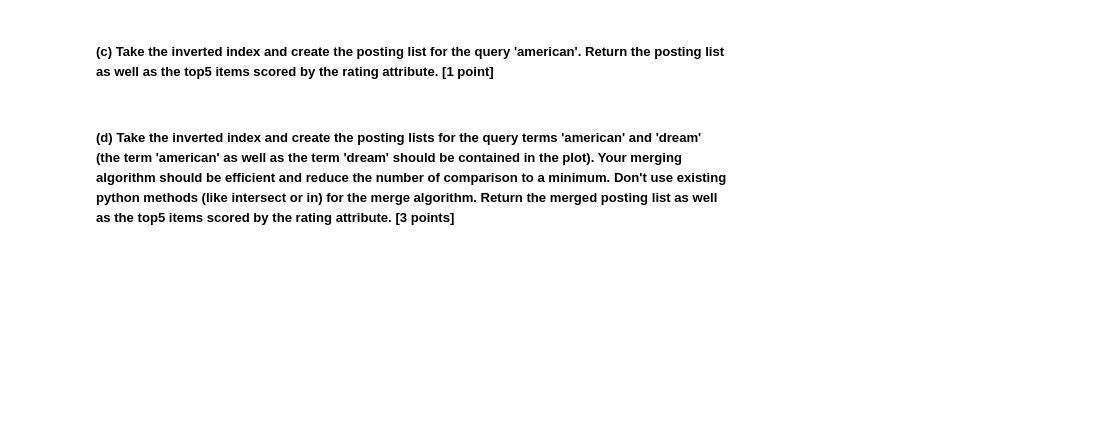
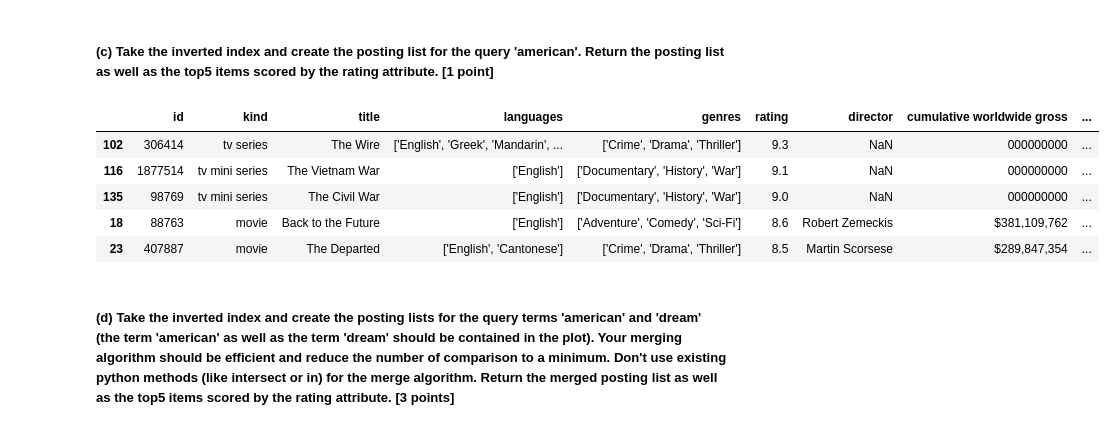
Before and after one commit to cgurtner/DE1, a Jupyter notebook: GradedLab01.ipynb, the cells around one changed output. Saved outputs shown, nothing was run; the diff lists cells and outputs as text; code cells hidden in the pictures; blank space fills up the shorter version.

```diff
--- a/GradedLab01.ipynb
+++ b/GradedLab01.ipynb
@@ -192,6 +192,17 @@ song [109830, 944947, 108778]
 psychedelic [120669]
 # %% [markdown]
 ##### __(c) Take the inverted index and create the posting list for the query 'american'. Return the posting list as well as the top5 items scored by the rating attribute. [1 point]__
+# %%
+posting_ids = inv_index['american']
+postings = imdb[imdb['id'].isin(posting_ids)].nlargest(5, 'rating')
+postings.head()
+# %% [output]
+|  | id | kind | title | languages | genres | rating | director | cumulative worldwide gross | ... |
+| 102 | 306414 | tv series | The Wire | ['English', 'Greek', 'Mandarin', ... | ['Crime', 'Drama', 'Thriller'] | 9.3 | NaN | 000000000 | ... |
+| 116 | 1877514 | tv mini series | The Vietnam War | ['English'] | ['Documentary', 'History', 'War'] | 9.1 | NaN | 000000000 | ... |
+| 135 | 98769 | tv mini series | The Civil War | ['English'] | ['Documentary', 'History', 'War'] | 9.0 | NaN | 000000000 | ... |
+| 18 | 88763 | movie | Back to the Future | ['English'] | ['Adventure', 'Comedy', 'Sci-Fi'] | 8.6 | Robert Zemeckis | $381,109,762 | ... |
+| 23 | 407887 | movie | The Departed | ['English', 'Cantonese'] | ['Crime', 'Drama', 'Thriller'] | 8.5 | Martin Scorsese | $289,847,354 | ... |
 # %% [markdown]
 ##### __(d) Take the inverted index and create the posting lists for the query terms 'american' and 'dream' (the term 'american' as well as the term 'dream' should be contained in the plot). Your merging algorithm should be efficient and reduce the number of comparison to a minimum. Don't use existing python methods (like intersect or in) for the merge algorithm. Return the merged posting list as well as the top5 items scored by the rating attribute. [3 points]__
 # %% [markdown]
```
